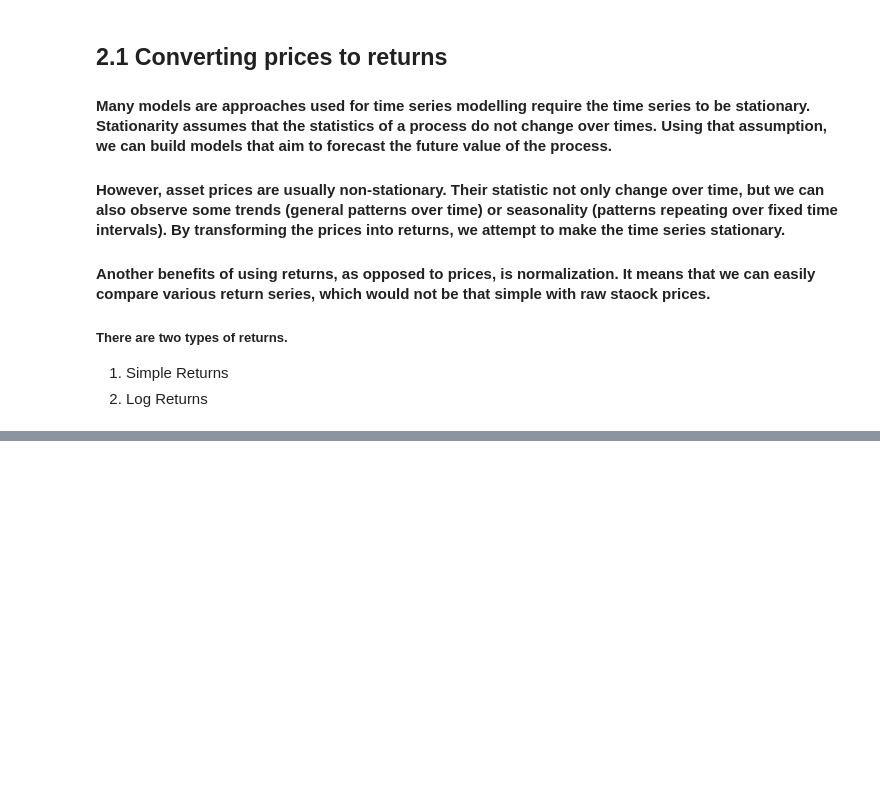
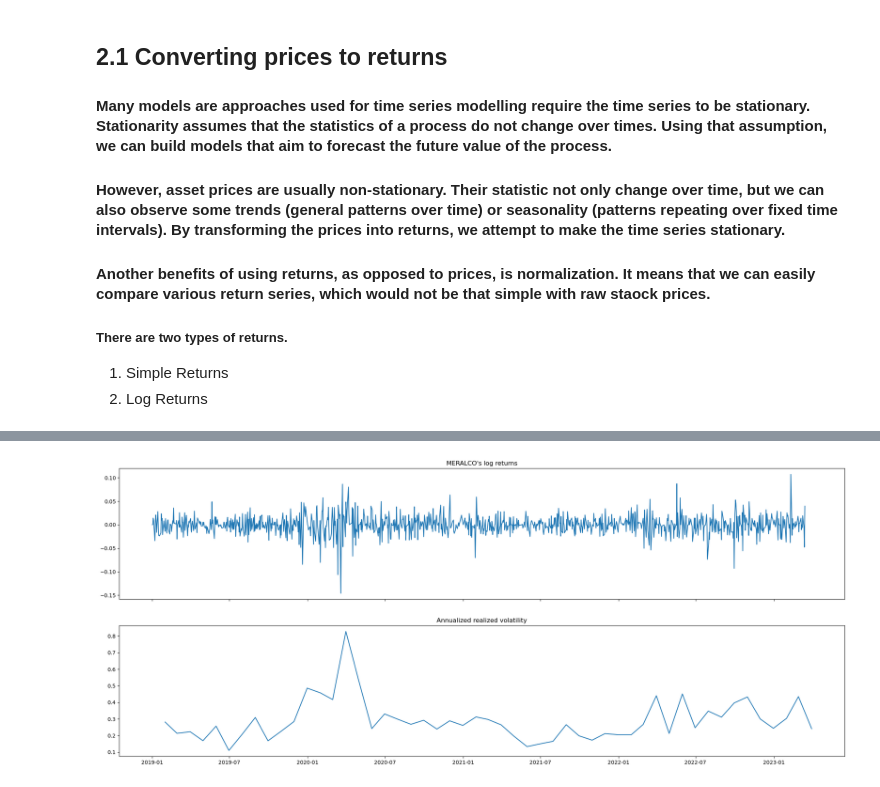
Before and after one commit to slrsilva/portfolio_analysis, a Jupyter notebook: 2 - portfolio-analysis-preprocessing.ipynb, the cells around one changed output, grey strips where cells are left out. Drawn from its saved outputs; the diff is of its cells as text; code cells hidden in the pictures; blank space fills up the shorter version.

```diff
--- a/2 - portfolio-analysis-preprocessing.ipynb
+++ b/2 - portfolio-analysis-preprocessing.ipynb
@@ -123,0 +194,2 @@ pip install nasdaq-data-link
+# %%
+meralco_rv.rv = meralco_rv["rv"] * np.sqrt(12)
@@ -123,0 +287,9 @@ pip install nasdaq-data-link
+# %%
+fig, ax = plt.subplots(2, 1, sharex=True, figsize=(25,10))
+ax[0].plot(meralco.log_rtn)
+ax[0].set_title("MERALCO's log returns")
+ax[1].plot(meralco_rv.rv)
+ax[1].set_title("Annualized realized volatility")
+plt.show()
+# %% [output]
+[figure, added]
```
Also changed, not shown: parts of 27 cells of this notebook, 16 other files.
